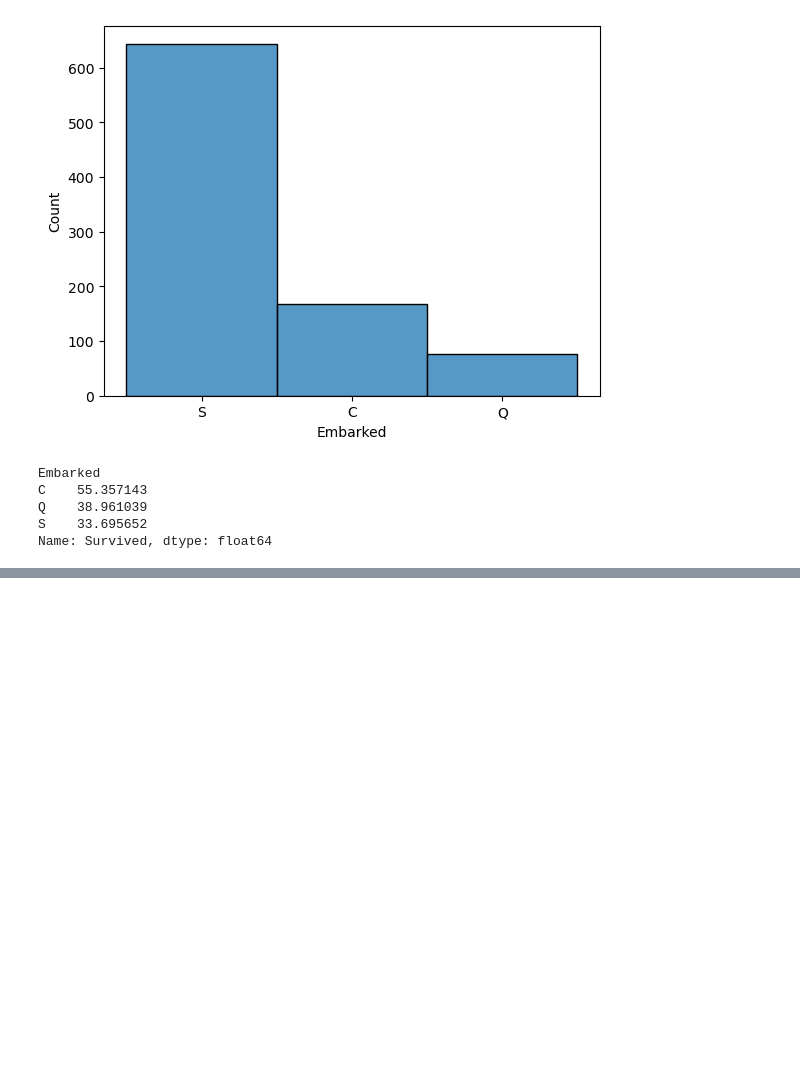
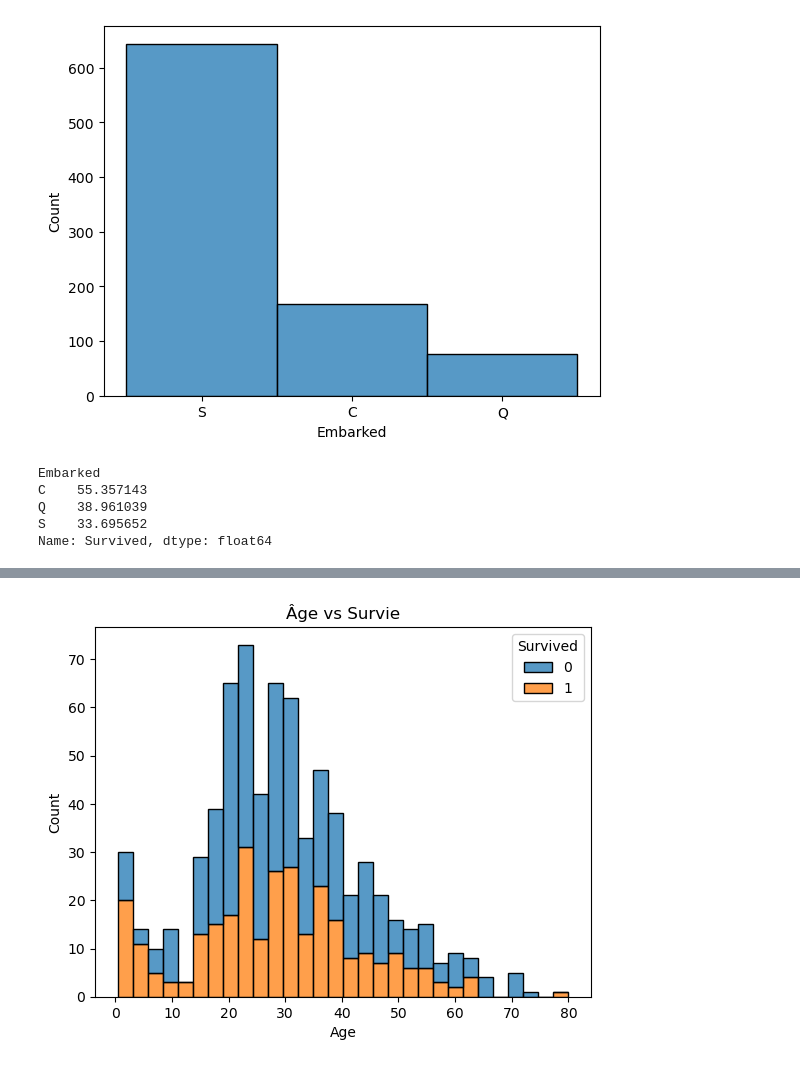
Before and after one commit to Tomefy5/titanic-survival-prediction, a Jupyter notebook: notebooks/01_eda.ipynb, the cells around one changed output, grey strips where cells are left out. Saved outputs shown, nothing was run; the diff lists cells and outputs as text; code cells hidden in the pictures; blank space fills up the shorter version.

```diff
--- a/notebooks/01_eda.ipynb
+++ b/notebooks/01_eda.ipynb
@@ -454,0 +480,3 @@ plt.show()
+# %%
+train_df["Age_group"] = pd.cut(train_df["Age"], bins=[0, 12, 18, 40, 60, 100], labels=["Enfant", "Adolescent", "Adulte", "Moyen âge", "Vieux"])
+print(train_df.groupby("Age_group")["Survived"].mean() * 100)
@@ -454,0 +491,7 @@ plt.show()
+# %%
+
+sns.histplot(data=train_df, x='Age', hue='Survived', bins=30, kde=False, multiple='stack')
+plt.title("Âge vs Survie")
+plt.show()
+# %% [output]
+[figure, added]
```
Also changed, not shown: parts of 48 cells of this notebook, 3 other files.
